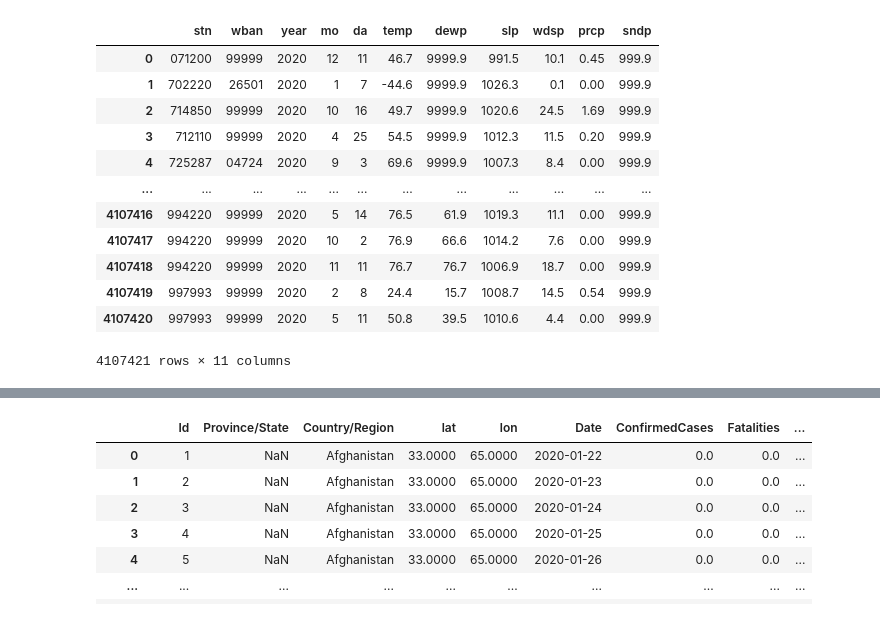
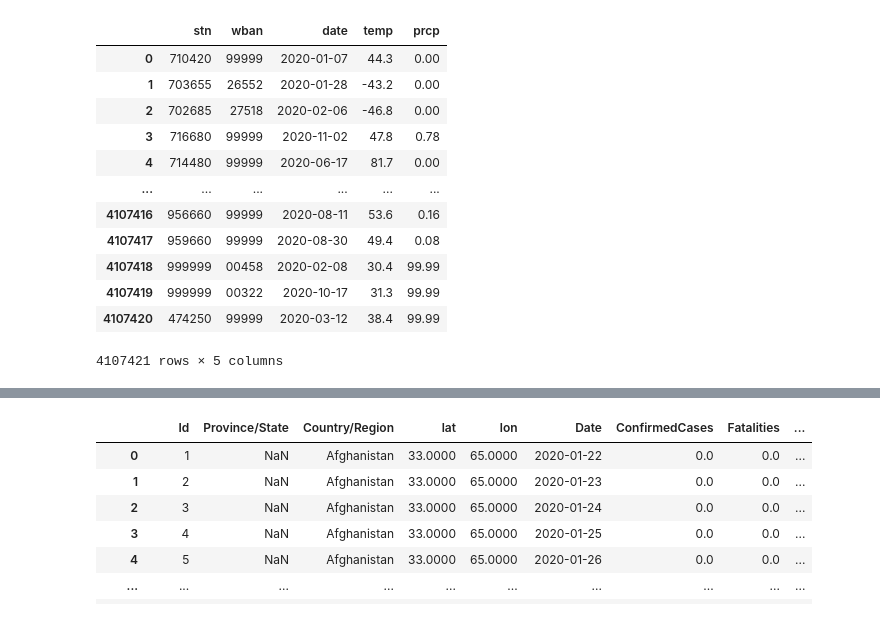
Before and after one commit to lucasbotellaroca/Covid-19_Reproduction_Rate_Estimator, a Jupyter notebook: weather_data.ipynb, the cells around one changed output, grey strips where cells are left out. Cells and saved outputs as stored; diff of their text form; code cells hidden in the pictures.

```diff
--- a/weather_data.ipynb
+++ b/weather_data.ipynb
@@ -44,35 +55,29 @@ dataframe_stations
 # %%
 table1_gsod2020 = bigquery.TableReference.from_string(
     "bigquery-public-data.noaa_gsod.gsod2020"
 )
 
 dataframe_gsod2020= client.list_rows(table1_gsod2020,
     selected_fields=[
         bigquery.SchemaField("stn", "STRING"), #station number
         bigquery.SchemaField("wban", "STRING"), #station number
-        bigquery.SchemaField("year", "INTEGER"),
-        bigquery.SchemaField("mo", "INTEGER"),
-        bigquery.SchemaField("da", "INTEGER"),
+        bigquery.SchemaField("date", "DATE"),
         bigquery.SchemaField("temp", "FLOAT"), #mean temp of the day
-        bigquery.SchemaField("dewp", "FLOAT"), #mean_dew_point
-        bigquery.SchemaField("slp", "FLOAT"), #mean_sealevel_pressure
-        bigquery.SchemaField("wdsp", "FLOAT"), #mean_wind_speed
         bigquery.SchemaField("prcp", "FLOAT"), #total_precipitation
-        bigquery.SchemaField("sndp", "FLOAT"), #snow_depth
     ],).to_dataframe()
 
 dataframe_gsod2020
 # %% [output]
-|  | stn | wban | year | mo | da | temp | dewp | slp | wdsp | prcp | sndp |
-| 0 | 071200 | 99999 | 2020 | 12 | 11 | 46.7 | 9999.9 | 991.5 | 10.1 | 0.45 | 999.9 |
-| 1 | 702220 | 26501 | 2020 | 1 | 7 | -44.6 | 9999.9 | 1026.3 | 0.1 | 0.00 | 999.9 |
-| 2 | 714850 | 99999 | 2020 | 10 | 16 | 49.7 | 9999.9 | 1020.6 | 24.5 | 1.69 | 999.9 |
-| 3 | 712110 | 99999 | 2020 | 4 | 25 | 54.5 | 9999.9 | 1012.3 | 11.5 | 0.20 | 999.9 |
-| 4 | 725287 | 04724 | 2020 | 9 | 3 | 69.6 | 9999.9 | 1007.3 | 8.4 | 0.00 | 999.9 |
-| ... | ... | ... | ... | ... | ... | ... | ... | ... | ... | ... | ... |
-| 4107416 | 994220 | 99999 | 2020 | 5 | 14 | 76.5 | 61.9 | 1019.3 | 11.1 | 0.00 | 999.9 |
-| 4107417 | 994220 | 99999 | 2020 | 10 | 2 | 76.9 | 66.6 | 1014.2 | 7.6 | 0.00 | 999.9 |
-| 4107418 | 994220 | 99999 | 2020 | 11 | 11 | 76.7 | 76.7 | 1006.9 | 18.7 | 0.00 | 999.9 |
-| 4107419 | 997993 | 99999 | 2020 | 2 | 8 | 24.4 | 15.7 | 1008.7 | 14.5 | 0.54 | 999.9 |
-| 4107420 | 997993 | 99999 | 2020 | 5 | 11 | 50.8 | 39.5 | 1010.6 | 4.4 | 0.00 | 999.9 |
+|  | stn | wban | date | temp | prcp |
+| 0 | 710420 | 99999 | 2020-01-07 | 44.3 | 0.00 |
+| 1 | 703655 | 26552 | 2020-01-28 | -43.2 | 0.00 |
+| 2 | 702685 | 27518 | 2020-02-06 | -46.8 | 0.00 |
+| 3 | 716680 | 99999 | 2020-11-02 | 47.8 | 0.78 |
+| 4 | 714480 | 99999 | 2020-06-17 | 81.7 | 0.00 |
+| ... | ... | ... | ... | ... | ... |
+| 4107416 | 956660 | 99999 | 2020-08-11 | 53.6 | 0.16 |
+| 4107417 | 959660 | 99999 | 2020-08-30 | 49.4 | 0.08 |
+| 4107418 | 999999 | 00458 | 2020-02-08 | 30.4 | 99.99 |
+| 4107419 | 999999 | 00322 | 2020-10-17 | 31.3 | 99.99 |
+| 4107420 | 474250 | 99999 | 2020-03-12 | 38.4 | 99.99 |
-4107421 rows × 11 columns
+4107421 rows × 5 columns
```
Also changed, not shown: parts of 28 cells of this notebook.
